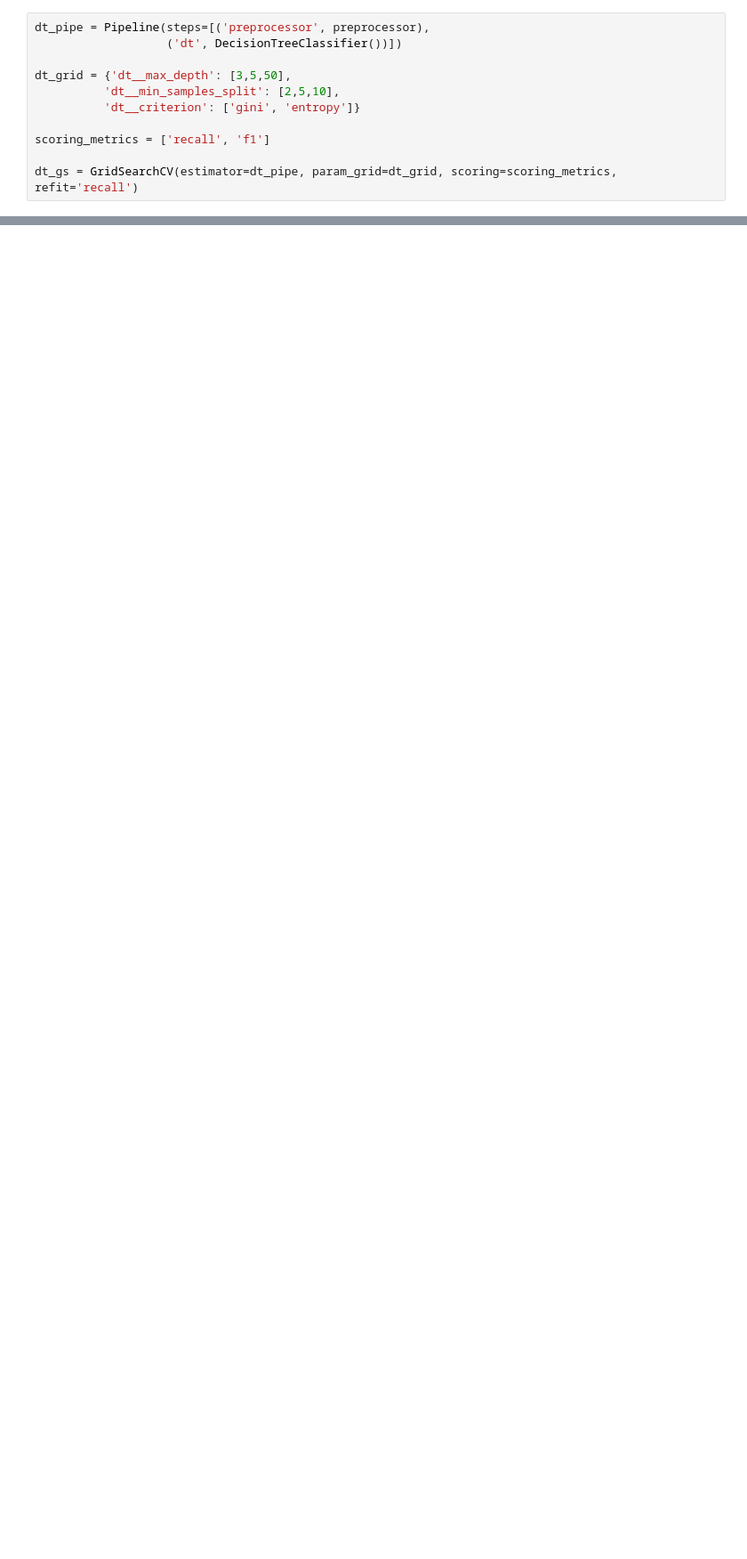
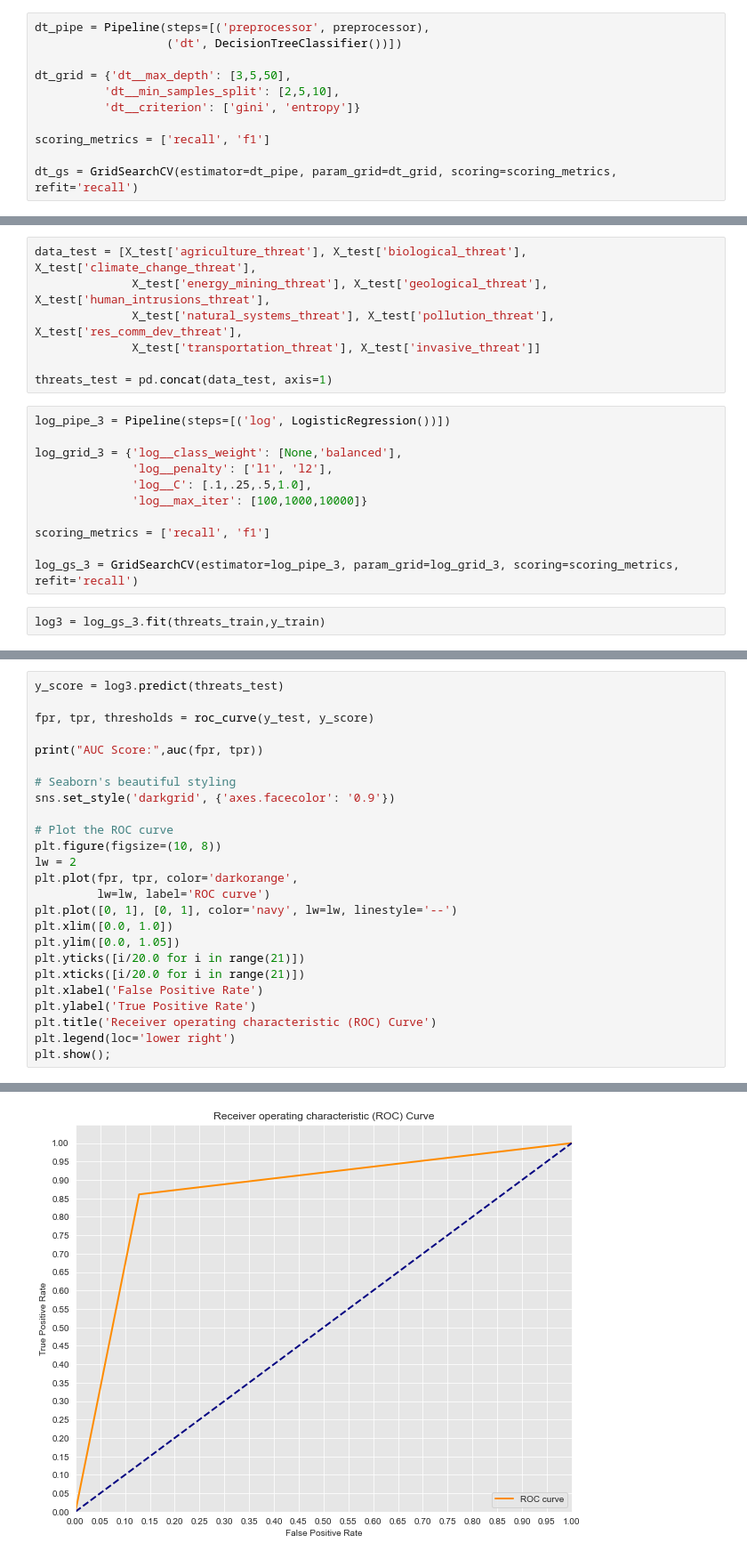
Before and after one commit to andrewwhitman/BirdConservation, a Jupyter notebook: notebooks/Scott/Modeling.ipynb, the cells around one changed output, grey strips where cells are left out. Shown at 89% size. Saved outputs shown, nothing was run; the diff lists cells and outputs as text; blank space fills up the shorter version.

```diff
--- a/notebooks/Scott/Modeling.ipynb
+++ b/notebooks/Scott/Modeling.ipynb
@@ -161,0 +372,20 @@ AUC Score: 0.5514861335654769
+# %%
+data_test = [X_test['agriculture_threat'], X_test['biological_threat'], X_test['climate_change_threat'],
+              X_test['energy_mining_threat'], X_test['geological_threat'], X_test['human_intrusions_threat'],
+              X_test['natural_systems_threat'], X_test['pollution_threat'], X_test['res_comm_dev_threat'],
+              X_test['transportation_threat'], X_test['invasive_threat']]
+
+threats_test = pd.concat(data_test, axis=1)
+# %%
+log_pipe_3 = Pipeline(steps=[('log', LogisticRegression())])
+
+log_grid_3 = {'log__class_weight': [None,'balanced'],
+              'log__penalty': ['l1', 'l2'],
+              'log__C': [.1,.25,.5,1.0],
+              'log__max_iter': [100,1000,10000]}
+
+scoring_metrics = ['recall', 'f1']
+
+log_gs_3 = GridSearchCV(estimator=log_pipe_3, param_grid=log_grid_3, scoring=scoring_metrics, refit='recall')
+# %%
+log3 = log_gs_3.fit(threats_train,y_train)
@@ -161,0 +438,26 @@ AUC Score: 0.5514861335654769
+# %%
+y_score = log3.predict(threats_test)
+
+fpr, tpr, thresholds = roc_curve(y_test, y_score)
+
+print("AUC Score:",auc(fpr, tpr))
+
+# Seaborn's beautiful styling
+sns.set_style('darkgrid', {'axes.facecolor': '0.9'})
+
+# Plot the ROC curve
+plt.figure(figsize=(10, 8))
+lw = 2
+plt.plot(fpr, tpr, color='darkorange',
+         lw=lw, label='ROC curve')
+plt.plot([0, 1], [0, 1], color='navy', lw=lw, linestyle='--')
+plt.xlim([0.0, 1.0])
+plt.ylim([0.0, 1.05])
+plt.yticks([i/20.0 for i in range(21)])
+plt.xticks([i/20.0 for i in range(21)])
+plt.xlabel('False Positive Rate')
+plt.ylabel('True Positive Rate')
+plt.title('Receiver operating characteristic (ROC) Curve')
+plt.legend(loc='lower right')
+plt.show();
+# %% [output]
@@ -161,0 +465 @@ AUC Score: 0.5514861335654769
+[figure, added]
```
Also changed, not shown: parts of 58 cells of this notebook.
